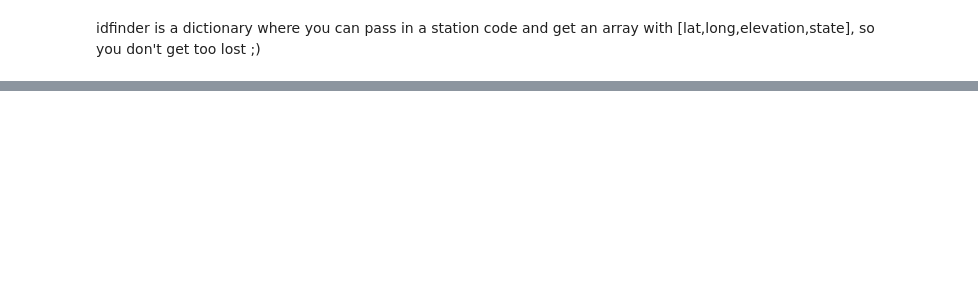
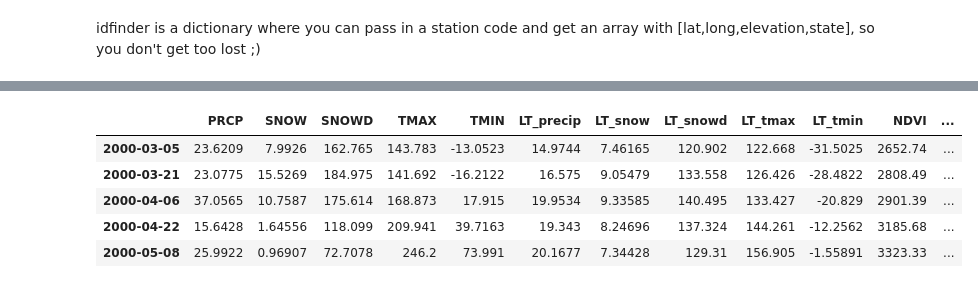
Before and after one commit to pberzins/plant_forecast, a Jupyter notebook: PlantForecast_demo.ipynb, the cells around one changed output, grey strips where cells are left out. Cells and saved outputs as stored; diff of their text form; code cells hidden in the pictures; blank space fills up the shorter version.

```diff
--- a/PlantForecast_demo.ipynb
+++ b/PlantForecast_demo.ipynb
@@ -67,0 +48,9 @@ array([39.4728, -104.8926, 1950.7, 'CO'], dtype=object)
+# %%
+train_df.head()
+# %% [output]
+|  | PRCP | SNOW | SNOWD | TMAX | TMIN | LT_precip | LT_snow | LT_snowd | LT_tmax | LT_tmin | NDVI | ... |
+| 2000-03-05 | 23.6209 | 7.9926 | 162.765 | 143.783 | -13.0523 | 14.9744 | 7.46165 | 120.902 | 122.668 | -31.5025 | 2652.74 | ... |
+| 2000-03-21 | 23.0775 | 15.5269 | 184.975 | 141.692 | -16.2122 | 16.575 | 9.05479 | 133.558 | 126.426 | -28.4822 | 2808.49 | ... |
+| 2000-04-06 | 37.0565 | 10.7587 | 175.614 | 168.873 | 17.915 | 19.9534 | 9.33585 | 140.495 | 133.427 | -20.829 | 2901.39 | ... |
+| 2000-04-22 | 15.6428 | 1.64556 | 118.099 | 209.941 | 39.7163 | 19.343 | 8.24696 | 137.324 | 144.261 | -12.2562 | 3185.68 | ... |
+| 2000-05-08 | 25.9922 | 0.96907 | 72.7078 | 246.2 | 73.991 | 20.1677 | 7.34428 | 129.31 | 156.905 | -1.55891 | 3323.33 | ... |
```
Also changed, not shown: parts of 19 cells of this notebook.
